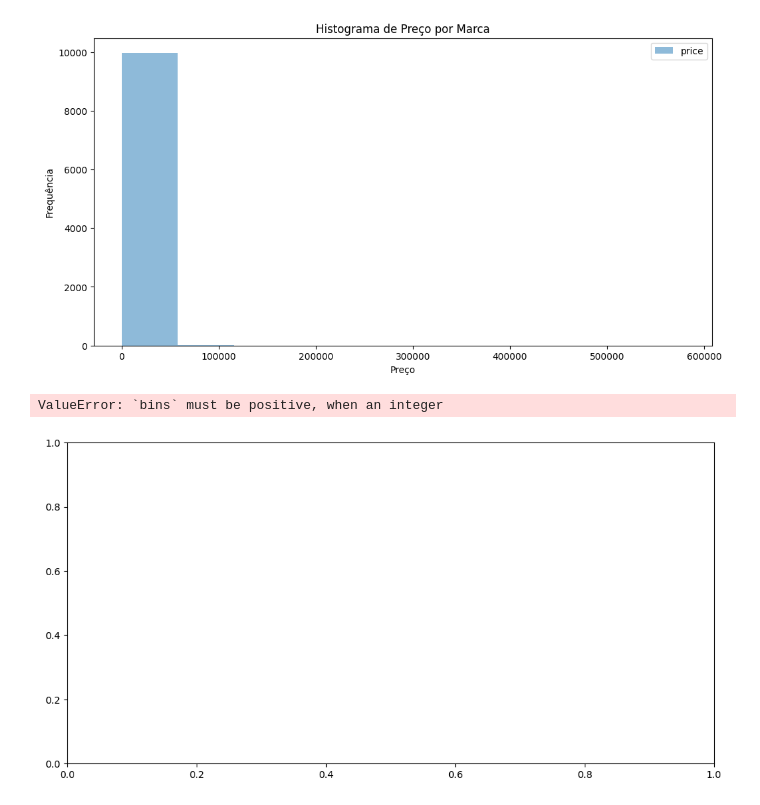
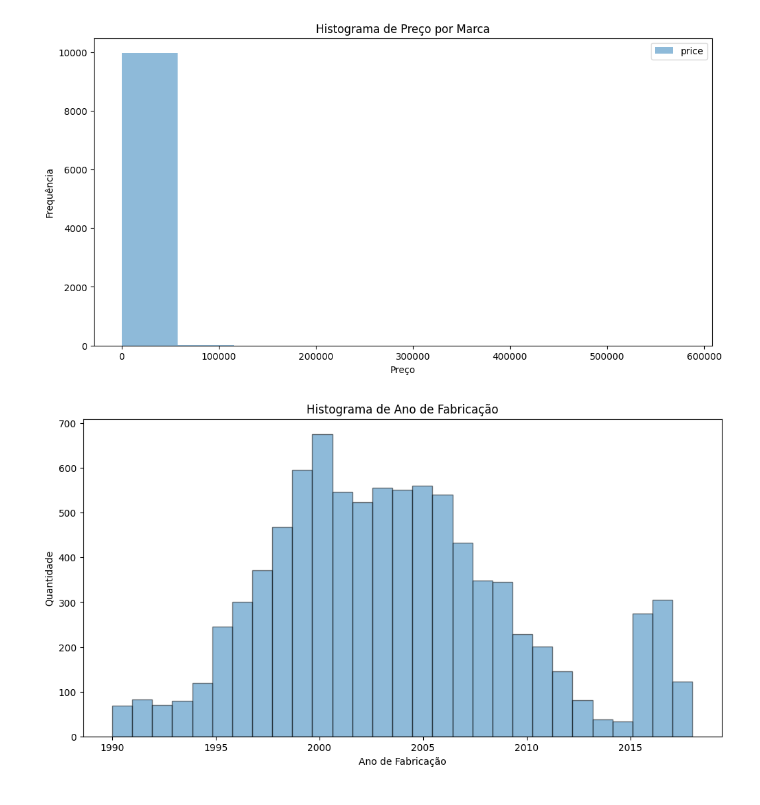
Before and after one commit to NicolasNakashima/PraticaEstatistica, a Jupyter notebook: pratica1/trabalho.ipynb, the cells around one changed output. Drawn from its saved outputs; the diff is of its cells as text; code cells hidden in the pictures.

```diff
--- a/pratica1/trabalho.ipynb
+++ b/pratica1/trabalho.ipynb
@@ -117,19 +136,18 @@ plt.show()
 # %%
 # Define os limites dos anos realistas para carros
 limite_inferior = 1990
 limite_superior = 2020
 
 # Filtra os dados para incluir apenas anos dentro dos limites
-df_cars_filtrado = df_cars[(df_cars['powerPS'] >= limite_inferior) & (df_cars['powerPS'] <= limite_superior)]
+df_cars_filtrado = df_cars_filtered[(df_cars_filtered['yearOfRegistration'] >= limite_inferior) & (df_cars_filtered['yearOfRegistration'] <= limite_superior)]
 
 # Plota o histograma com as bordas pretas nas barras
 plt.figure(figsize=(12, 6))
-plt.hist(df_cars_filtrado['powerPS'], bins=len(df_cars_filtrado['powerPS'].unique()), alpha=0.5, edgecolor='black')
+plt.hist(df_cars_filtrado['yearOfRegistration'], bins=len(df_cars_filtrado['yearOfRegistration'].unique()), alpha=0.5, edgecolor='black')
 plt.xlabel('Ano de Fabricação')
-plt.ylabel('Frequência')
+plt.ylabel('Quantidade')
 plt.title('Histograma de Ano de Fabricação')
 plt.show()
 # %% [output]
-ValueError: `bins` must be positive, when an integer
-[figure, old version]
+[figure, new version]
 # %%
```
Also changed, not shown: parts of 5 cells of this notebook.
